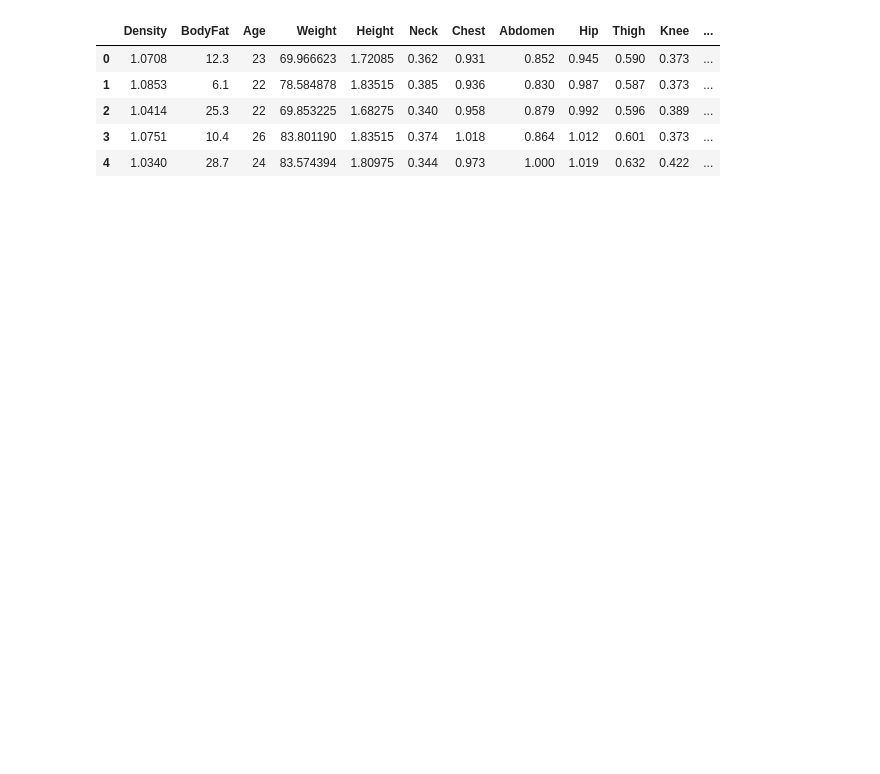
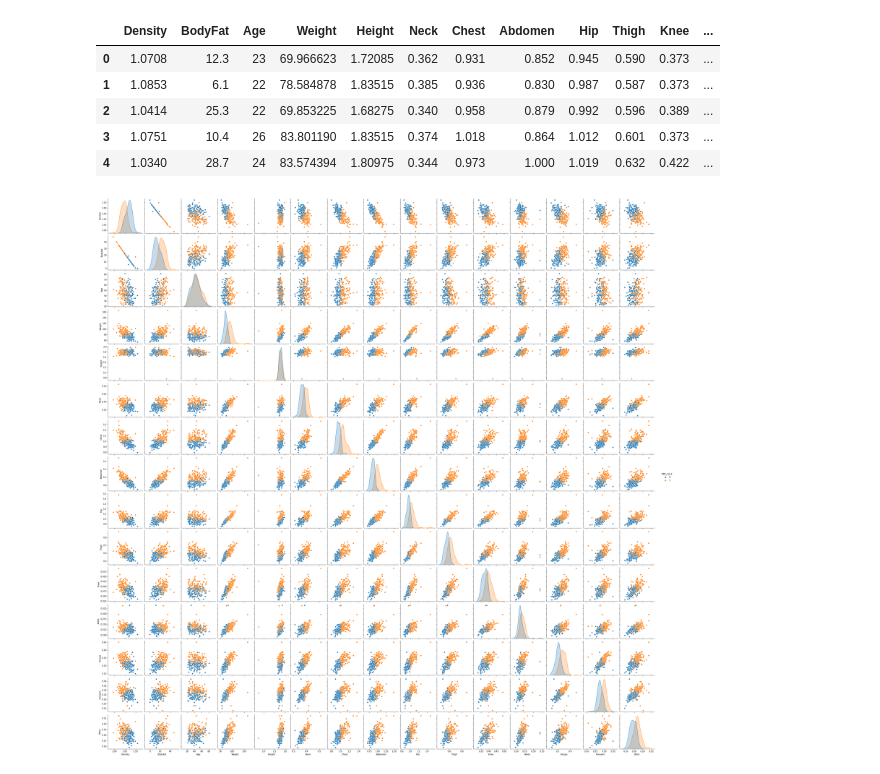
Before and after one commit to mustafa-sarshar/Deep-Learning-PyTorch, a Jupyter notebook: ANN/02_ANN_binary_classification.ipynb, the cells around one changed output. Saved outputs shown, nothing was run; the diff lists cells and outputs as text; code cells hidden in the pictures; blank space fills up the shorter version.

```diff
--- a/ANN/02_ANN_binary_classification.ipynb
+++ b/ANN/02_ANN_binary_classification.ipynb
@@ -104,6 +103,12 @@ df.head()
 | 2 | 1.0414 | 25.3 | 22 | 69.853225 | 1.68275 | 0.340 | 0.958 | 0.879 | 0.992 | 0.596 | 0.389 | ... |
 | 3 | 1.0751 | 10.4 | 26 | 83.801190 | 1.83515 | 0.374 | 1.018 | 0.864 | 1.012 | 0.601 | 0.373 | ... |
 | 4 | 1.0340 | 28.7 | 24 | 83.574394 | 1.80975 | 0.344 | 0.973 | 1.000 | 1.019 | 0.632 | 0.422 | ... |
+# %%
+cols = df.columns[0: 15].to_list()
+sns.pairplot(df.loc[:, cols+["BMI_cat_2"]], hue="BMI_cat_2")
+plt.show();
+# %% [output]
+[figure, added]
 # %%
 cols_X = df.columns[3:15]
 cols_y = ["BMI_cat_2"]
```
Also changed, not shown: parts of 6 cells of this notebook, 1 other file.
